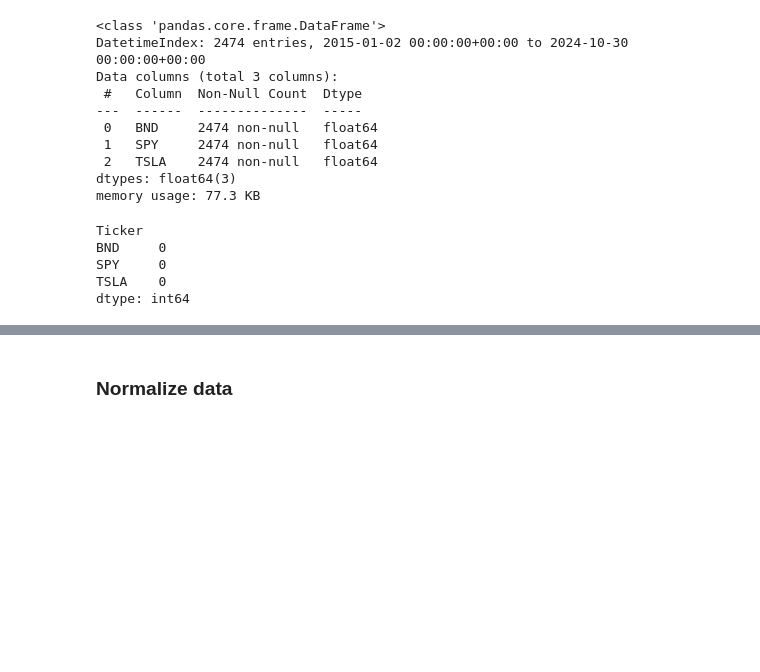
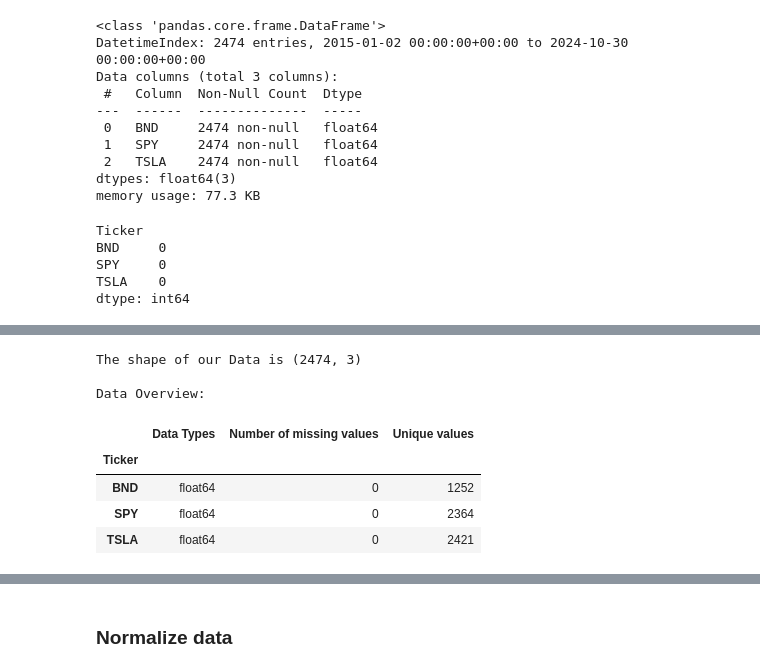
Before and after one commit to yosef-zewdu/Finance-Forecasting-And-Optimization, a Jupyter notebook: notebooks/data_preprocessing.ipynb, the cells around one changed output, grey strips where cells are left out. Saved outputs shown, nothing was run; the diff lists cells and outputs as text; code cells hidden in the pictures; blank space fills up the shorter version.

```diff
--- a/notebooks/data_preprocessing.ipynb
+++ b/notebooks/data_preprocessing.ipynb
@@ -102,3 +102,6 @@ BND     0
 SPY     0
 TSLA    0
 dtype: int64
+# %%
+data_overview(data)
+# %% [output]
@@ -104,0 +109,8 @@ dtype: int64
+The shape of our Data is (2474, 3)
+
+Data Overview:
+|  | Data Types | Number of missing values | Unique values |
+| Ticker |  |  |  |
+| BND | float64 | 0 | 1252 |
+| SPY | float64 | 0 | 2364 |
+| TSLA | float64 | 0 | 2421 |
```
Also changed, not shown: parts of 6 cells of this notebook, 1 other file.
